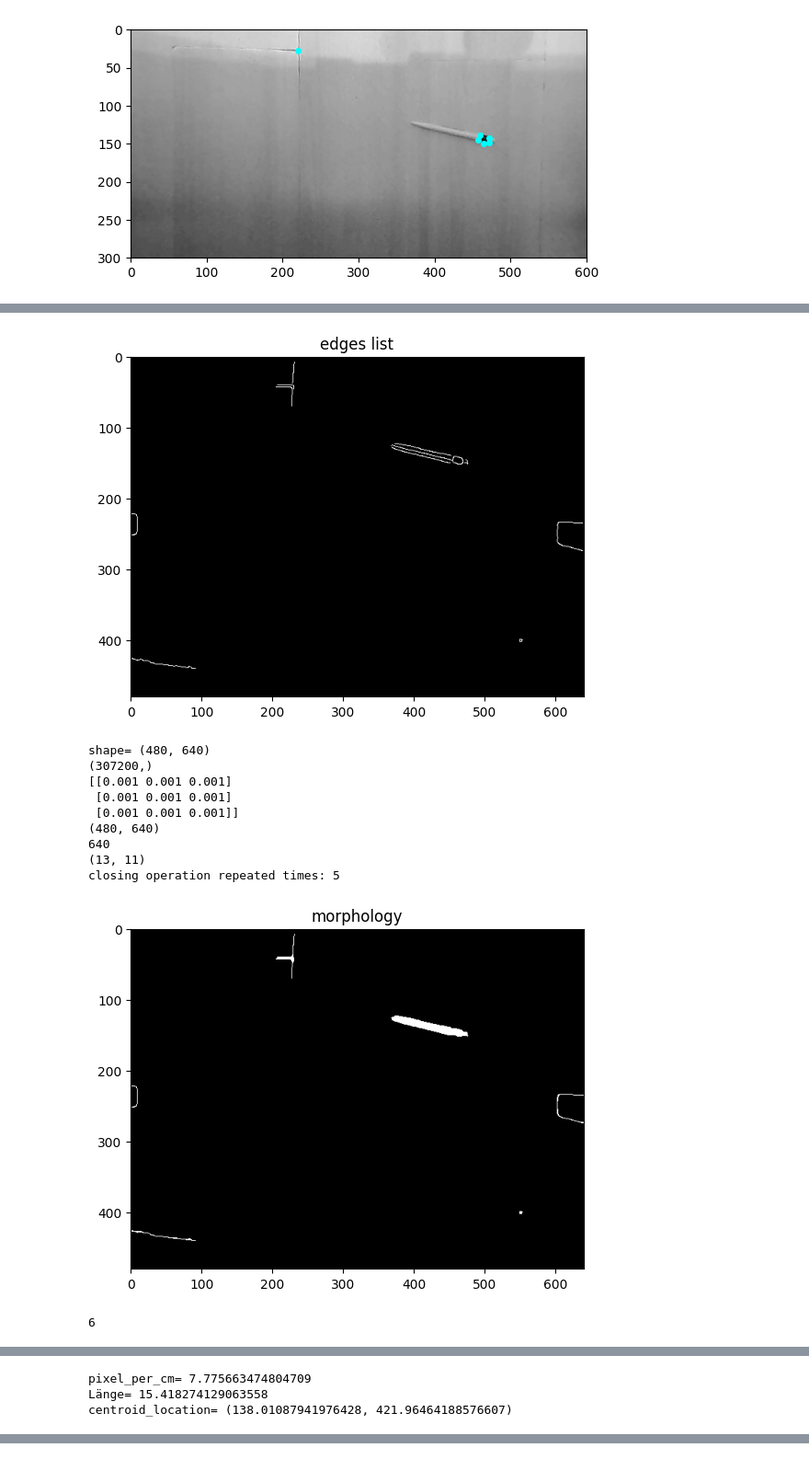
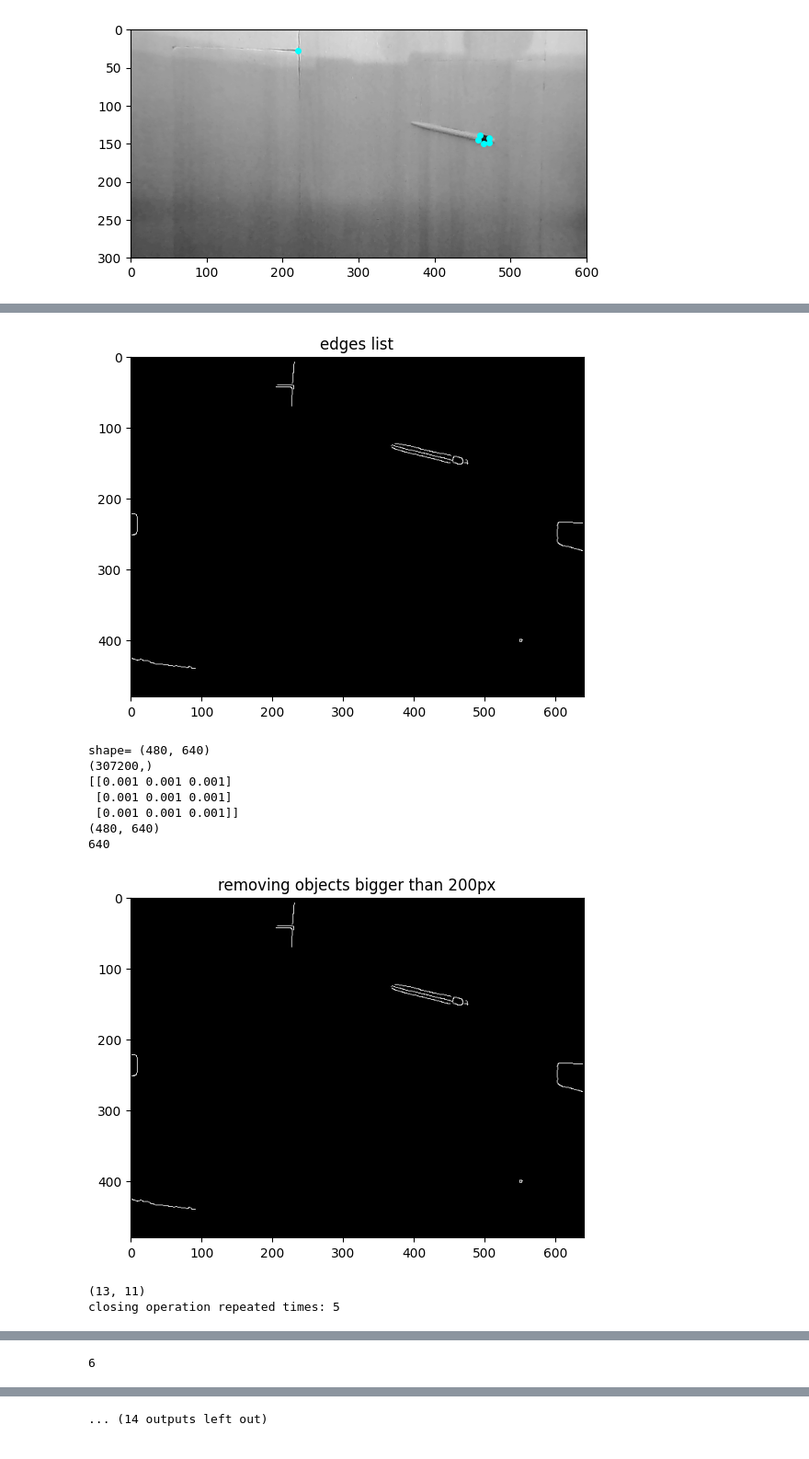
Before and after one commit to MironBodewes/calibration, a Jupyter notebook: Distanzmessung.ipynb, the cells around one changed output, grey strips where cells are left out. Shown at 92% size. Cells and saved outputs as stored; diff of their text form; code cells hidden in the pictures.

```diff
--- a/Distanzmessung.ipynb
+++ b/Distanzmessung.ipynb
@@ -391,22 +394,16 @@ def list_full_paths(directory):
     return [os.path.join(directory, file) for file in os.listdir(directory)]
 
 
-def measure_size_of_obj(img_to_detect_path):
-    files = list_full_paths(IMG_TO_MEASURE_PATH2)
-    images_with_movement = []
-    for file in files:
-        #check if file contains the string: "object"
-        if file.find("object") != -1:
-            images_with_movement.append(io.imread(file))
-            break
-    for image in images_with_movement:
-        edges_list = canny_edges(image, False)
-        pass
+def measure_size_of_obj(image):
+
+    edges_list = canny_edges(image, False)
+
 
     img: np.ndarray = edges_list[1]
     plt.imshow(img)
     plt.title("edges list")
     plt.show()
+
 
     shape = img.shape
     print("shape=", shape)
@@ -426,9 +423,23 @@ def measure_size_of_obj(img_to_detect_path):
     # plt.colorbar()
     # plt.show()
 
+    #removing big regions
+    label = measure.label(img)
+    regions = measure.regionprops(label)
+    img = np.zeros(img.shape)
+    for region in regions:
+        region: measure._regionprops.RegionProperties = region
+        if region.area < 200:
+            coords = region.coords
+            for y, z in coords:
+                img[y, z] = 1
+    plt.imshow(img)
+    plt.title("removing objects bigger than 200px")
+    plt.show()
+
     # closing
     ellipse_radius = 5
-    img = edges_list[1]
+    # img = edges_list[1]
     fp_ellipse = morphology.ellipse(ellipse_radius, ellipse_radius+1, dtype="bool")
     print(fp_ellipse.shape)
     for i in range(6):
@@ -489,37 +500,59 @@ def measure_size_of_obj(img_to_detect_path):
     # for region in regions:
     #     for prop in region:
     #         print(prop, region[prop])
     #         pass
     img_colorcoded = color.label2rgb(label, image)
     plt.imshow(img_colorcoded)
     plt.title("colorcoded")
     plt.show()
     with open("pixel_per_cm.txt") as file:
         pixel_per_cm = float(file.read())
     print("pixel_per_cm=", pixel_per_cm)
 
     centroids = []
     for region in regions:
         print("Länge=", region.major_axis_length/pixel_per_cm)
         print("centroid_location=", region.centroid)
         centroids.append(region.centroid)
     return centroids
 
+# main
+all_files = list_full_paths(IMG_TO_MEASURE_PATH2)
+images_with_movement = []
 
-centroids = measure_size_of_obj(IMG_TO_MEASURE_PATH2)
-for i in range(len(centroids)-1):
-    print("movement=", centroids)
+for file in all_files:
+    # check if file contains the string: "object"
+    if file.find("object") != -1:
+        images_with_movement.append(file)
+centroids = []
+
+
+for image in images_with_movement:
+    # if(image.find("5") != -1):
+    img=io.imread(image)
+    if len(img.shape)== 3:
+        img=color.rgb2gray(img)
+    centroids.append(measure_size_of_obj(img))
+
+print("centroids=",centroids)
+import math
+centroid1=list(centroids[0][0])
+centroid2=list(centroids[1][0])
+plt.imshow(img)
+plt.plot(centroid1)
+plt.show()
+dist=math.dist(centroid1,centroid2)
+print("movement=", dist, "px")
 # %% [output]
 [figure]
 [figure]
 shape= (480, 640)
 (307200,)
 [[0.001 0.001 0.001]
  [0.001 0.001 0.001]
  [0.001 0.001 0.001]]
 (480, 640)
 640
-(13, 11)
-closing operation repeated times: 5
-[figure, old version]
+[figure, new version]
-6
+(13, 11)
+closing operation repeated times: 5
@@ -526,0 +560 @@ closing operation repeated times: 5
+6
@@ -530,3 +563,0 @@ closing operation repeated times: 5
-pixel_per_cm= 7.775663474804709
-Länge= 15.418274129063558
-centroid_location= (138.01087941976428, 421.96464188576607)
@@ -532,0 +568 @@ centroid_location= (138.01087941976428, 421.96464188576607)
+... (14 outputs left out)
```
Also changed, not shown: parts of 6 cells of this notebook, 2 other files.
